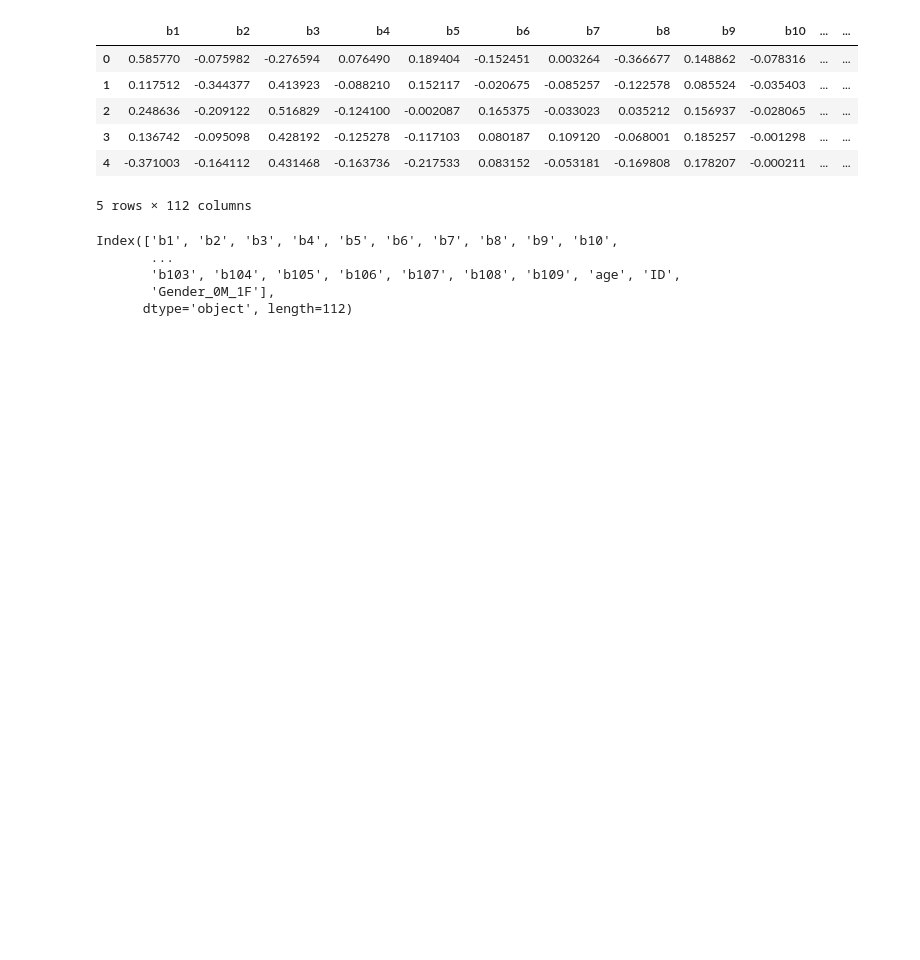
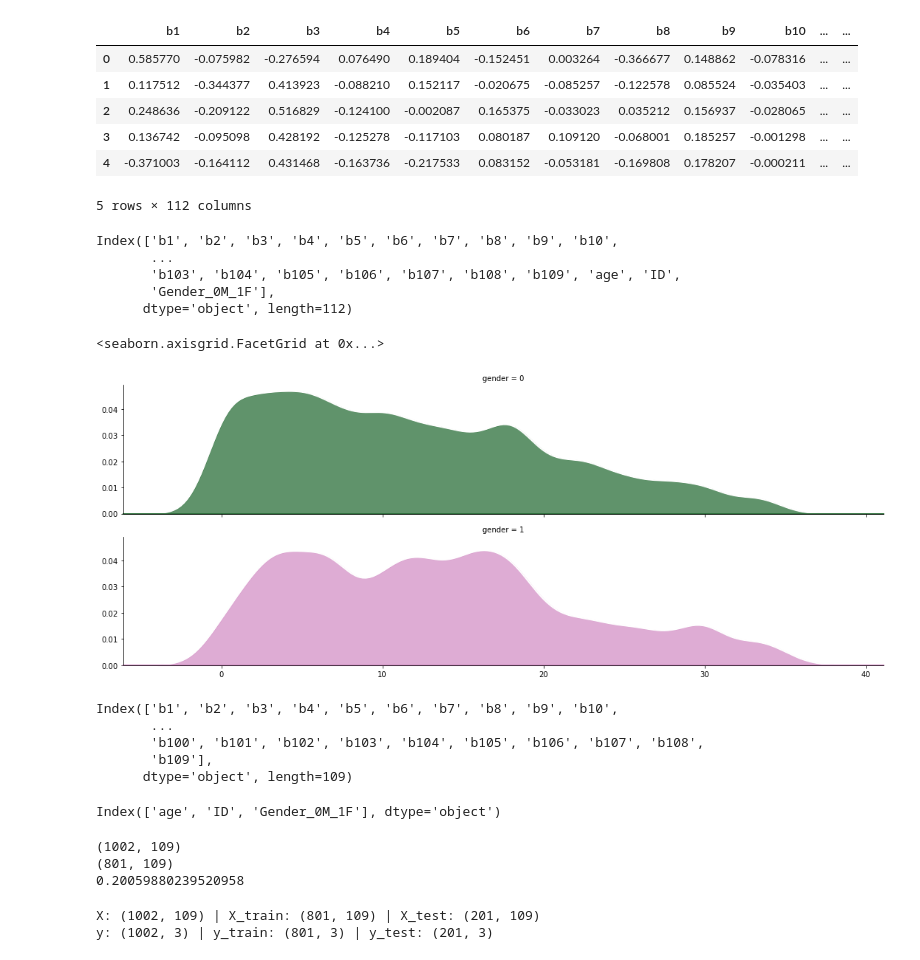
Before and after one commit to michael-suggs/py-FGNET, a Jupyter notebook: eda-fgnet-lopo.ipynb, the cells around one changed output. Saved outputs shown, nothing was run; the diff lists cells and outputs as text; code cells hidden in the pictures; blank space fills up the shorter version.

```diff
--- a/eda-fgnet-lopo.ipynb
+++ b/eda-fgnet-lopo.ipynb
@@ -33,3 +34,14 @@ Index(['b1', 'b2', 'b3', 'b4', 'b5', 'b6', 'b7', 'b8', 'b9', 'b10',
        'b103', 'b104', 'b105', 'b106', 'b107', 'b108', 'b109', 'age', 'ID',
        'Gender_0M_1F'],
       dtype='object', length=112)
+# %%
+age_gender = df_fgnet_lopo[['age','Gender_0M_1F']].rename(columns={'Gender_0M_1F': 'gender'}).sort_values(by='age')[:-100]
+age_gender['gender'] = age_gender['gender']
+
+fg = sns.FacetGrid(age_gender, row='gender', hue='gender', aspect=5, palette='cubehelix')
+fg.map(sns.kdeplot, 'age', bw_adjust=.5, clip_on=False, fill=True, alpha=.75, linewidth=1.5)
+fg.map(sns.kdeplot, 'age', clip_on=False, color='w', lw=2, bw_adjust=.5)
+fg.map(plt.axhline, y=0, lw=2, clip_on=False)
+# %% [output]
+<seaborn.axisgrid.FacetGrid at 0x...>
+[figure, added]
@@ -35,0 +51,12 @@ Index(['b1', 'b2', 'b3', 'b4', 'b5', 'b6', 'b7', 'b8', 'b9', 'b10',
+# %%
+X.columns
+# %% [output]
+Index(['b1', 'b2', 'b3', 'b4', 'b5', 'b6', 'b7', 'b8', 'b9', 'b10',
+       ...
+       'b100', 'b101', 'b102', 'b103', 'b104', 'b105', 'b106', 'b107', 'b108',
+       'b109'],
+      dtype='object', length=109)
+# %%
+y.columns
+# %% [output]
+Index(['age', 'ID', 'Gender_0M_1F'], dtype='object')
@@ -35,0 +67,14 @@ Index(['b1', 'b2', 'b3', 'b4', 'b5', 'b6', 'b7', 'b8', 'b9', 'b10',
+# %%
+print(X.shape)
+print(X_train.shape)
+print(X_test.shape[0] / X.shape[0])
+# %% [output]
+(1002, 109)
+(801, 109)
+0.20059880239520958
+# %%
+print(f'X: {X.shape} | X_train: {X_train.shape} | X_test: {X_test.shape}')
+print(f'y: {y.shape} | y_train: {y_train.shape} | y_test: {y_test.shape}')
+# %% [output]
+X: (1002, 109) | X_train: (801, 109) | X_test: (201, 109)
+y: (1002, 3) | y_train: (801, 3) | y_test: (201, 3)
```
Also changed, not shown: parts of 31 cells of this notebook, 2 other files.
